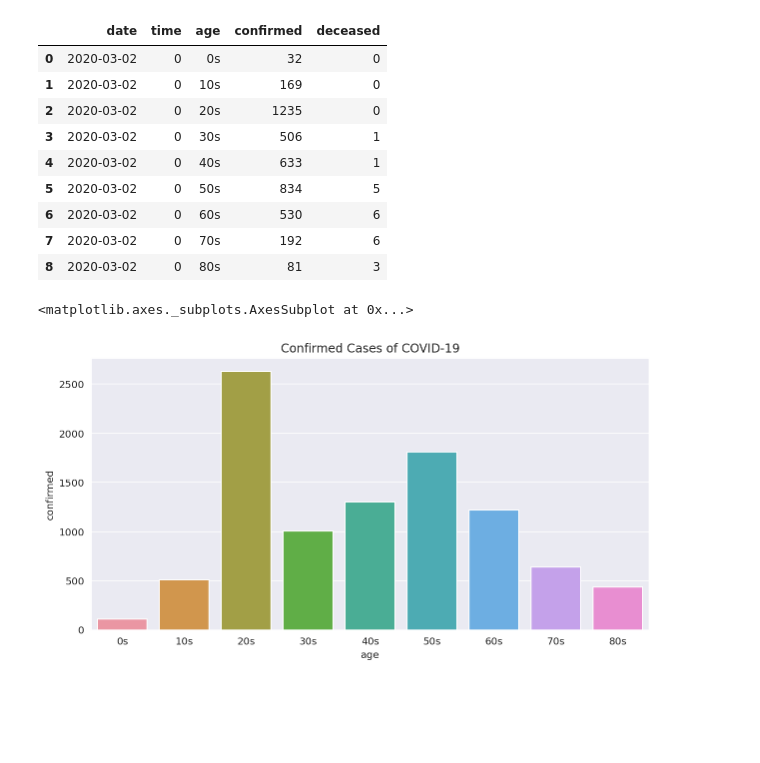
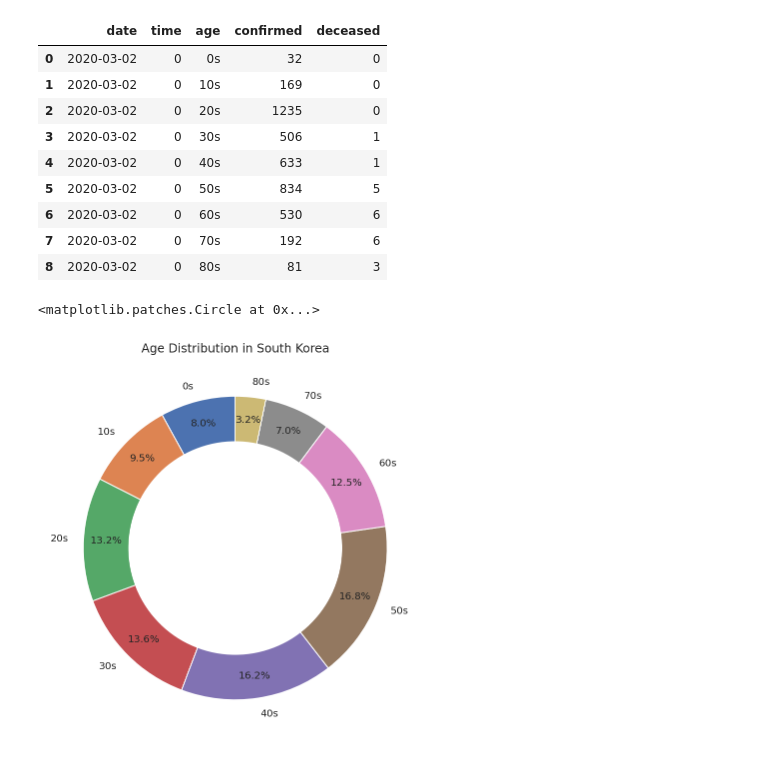
Before and after one commit to hwuiwon/covid-19-analysis-kr, a Jupyter notebook: Covid-19-in-South-Korea.ipynb, the cells around one changed output. Cells and saved outputs as stored; diff of their text form; code cells hidden in the pictures; blank space fills up the shorter version.

```diff
--- a/Covid-19-in-South-Korea.ipynb
+++ b/Covid-19-in-South-Korea.ipynb
@@ -39,0 +52,7 @@ sns.set_palette('husl')
+# %%
+# Importing data: PopulationDistribution
+pop_dist = pd.read_csv(os.path.join(DIR_PATH, 'PopulationDistribution.csv'))
+pop_dist = pop_dist.iloc[:, np.r_[0, 1, 3:12, 14:15, 27]]
+pop_dist.columns = ['location', 'total', '0s', '10s', '20s', '30s', '40s', '50s',
+                   '60s', '70s', '80s', 'male_total', 'female_total']
+pop_dist.head()
@@ -115,10 +141,16 @@ Unique items: 9
 | 6 | 2020-03-02 | 0 | 60s | 530 | 6 |
 | 7 | 2020-03-02 | 0 | 70s | 192 | 6 |
 | 8 | 2020-03-02 | 0 | 80s | 81 | 3 |
-# %%
-plt.figure(figsize=(10, 5))
-plt.title('Confirmed Cases of COVID-19')
-sns.barplot(data=age[-9:], x='age', y='confirmed')
-# %% [output]
-<matplotlib.axes._subplots.AxesSubplot at 0x...>
-[figure, removed]
+# %%
+sns.set_palette('deep')
+pop_dist_age = pop_dist.iloc[0, 2:11].str.replace(',', '')
+
+# Population distribution by age
+plt.figure(figsize=(7, 7))
+plt.title('Age Distribution in South Korea')
+plt.pie(pop_dist_age, labels=pop_dist_age.index,
+        autopct='%.1f%%', startangle=90, pctdistance=0.85)
+plt.gcf().gca().add_artist(plt.Circle((0, 0), 0.7, fc='white'))
+# %% [output]
+<matplotlib.patches.Circle at 0x...>
+[figure, added]
```
Also changed, not shown: parts of 17 cells of this notebook.
